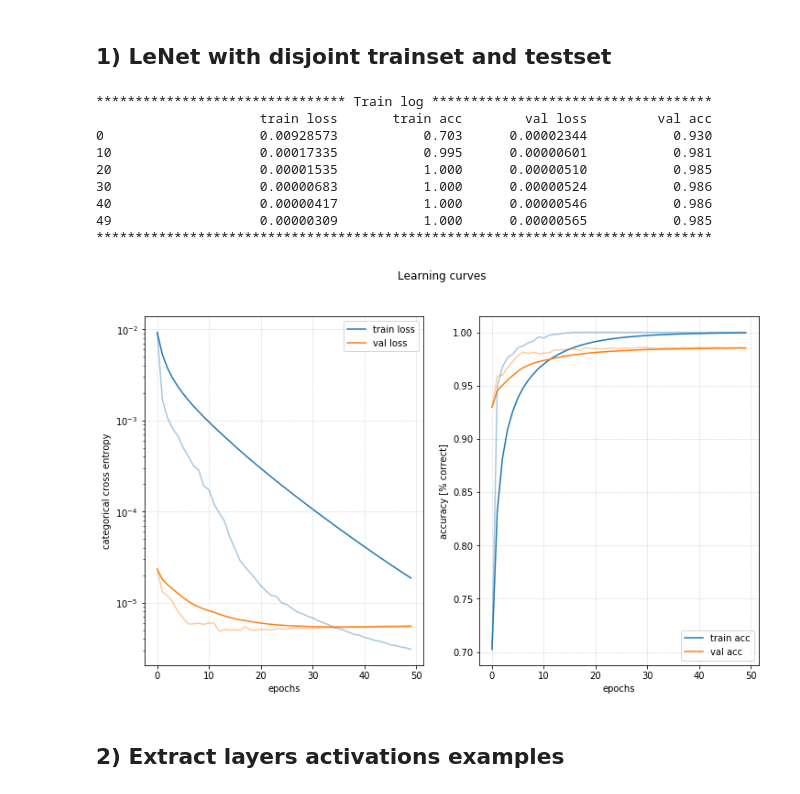
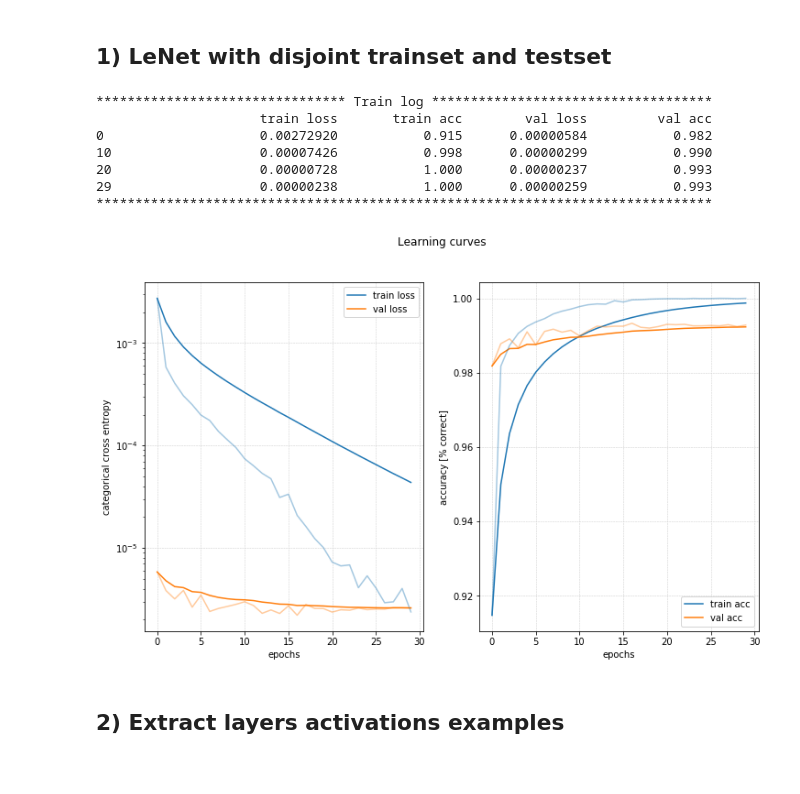
Before and after one commit to palexlee/DeepWololo, a Jupyter notebook: yves_notebook.ipynb, the cells around one changed output. Drawn from its saved outputs; the diff is of its cells as text; code cells hidden in the pictures.

```diff
--- a/yves_notebook.ipynb
+++ b/yves_notebook.ipynb
@@ -52,11 +49,11 @@ test_input.shape
 # %% [output]
 torch.Size([10000, 1, 28, 28])
 # %%
-train_input = train_input[0:10000]
-train_target = train_target[0:10000]
+#train_input = train_input[0:10000]
+#train_target = train_target[0:10000]
 
-test_input = test_input[0:10000]
-test_target = test_target[0:10000]
+#test_input = test_input[0:10000]
+#test_target = test_target[0:10000]
 # %%
 computeClassesWeights(train_target)
 # %% [output]
@@ -77,28 +74,26 @@ crossEntropyClassesWeigths = computeClassesWeights(train_target)
 # %%
 model = LeNet()
 
 crit_fun = lambda input_, target : (input_, target)
 y_hat_fun = lambda y: y.argmax(1)
 batch_cap = 60
 batch_fun = lambda x, y: x - 2*(y // batch_cap) * batch_cap
 
 loss_fun = nn.CrossEntropyLoss(weight=crossEntropyClassesWeigths)
 learning_rate = 0.1
 
 mt = ModelTrainer(model, loss_fun, optim.SGD(model.parameters(), lr=learning_rate), y_hat_fun, crit_fun)
-hist = mt.fit(train_dataset, test_dataset, epochs=50, batch_size=100, verbose=10)
+hist = mt.fit(train_dataset, test_dataset, epochs=30, batch_size=100, verbose=10)
 mt.plot_training("Learning curves")
 # %% [output]
 ******************************** Train log ************************************
                      train loss       train acc        val loss         val acc
-0                    0.00928573           0.703      0.00002344           0.930
-10                   0.00017335           0.995      0.00000601           0.981
-20                   0.00001535           1.000      0.00000510           0.985
-30                   0.00000683           1.000      0.00000524           0.986
-40                   0.00000417           1.000      0.00000546           0.986
-49                   0.00000309           1.000      0.00000565           0.985
+0                    0.00272920           0.915      0.00000584           0.982
+10                   0.00007426           0.998      0.00000299           0.990
+20                   0.00000728           1.000      0.00000237           0.993
+29                   0.00000238           1.000      0.00000259           0.993
 *******************************************************************************
-[figure, old version]
+[figure, new version]
 # %% [markdown]
 ## 2) Extract layers activations examples
 # %%
```
Also changed, not shown: parts of 12 cells of this notebook, 1 other file.
